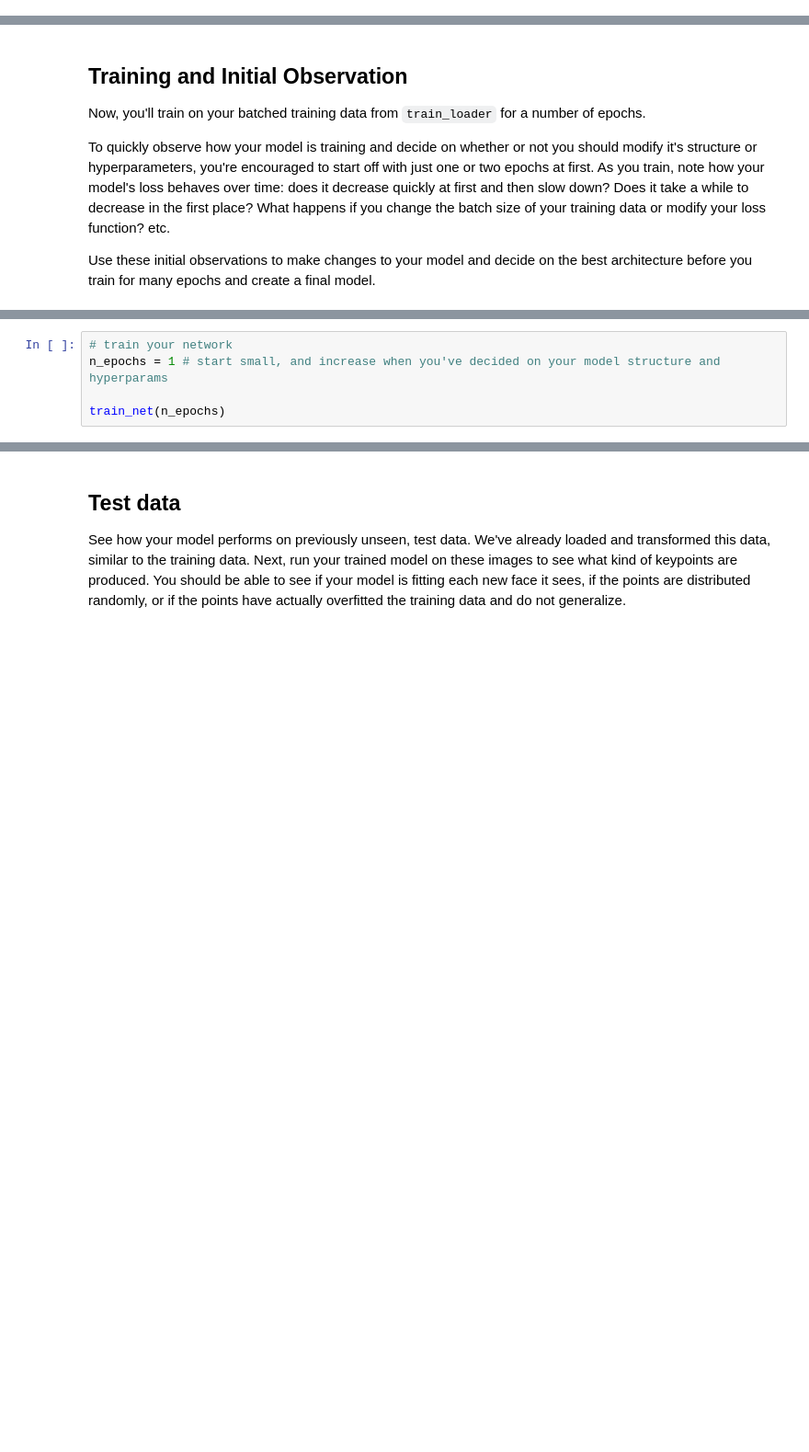
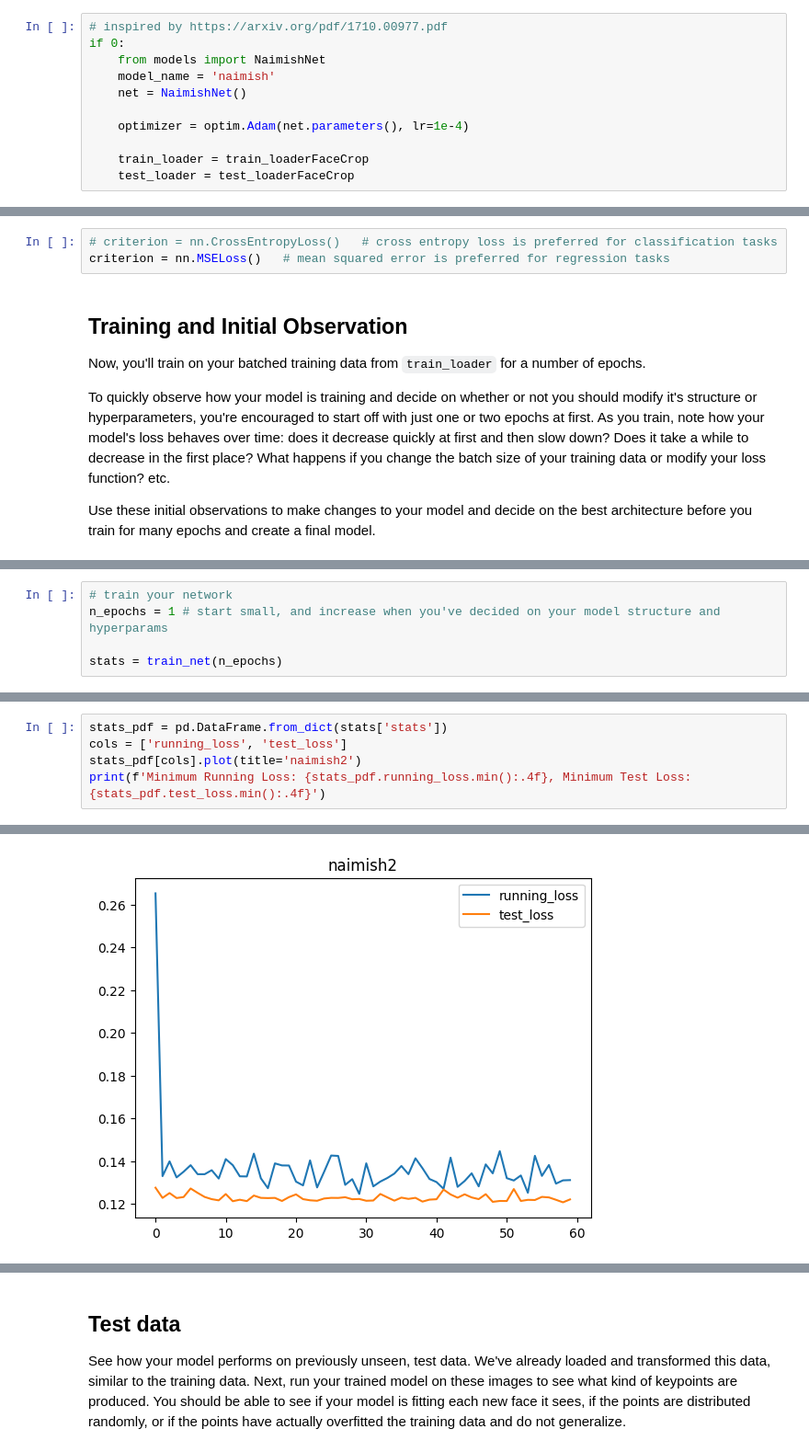
Before and after one commit to lestoef/P1_Facial_Keypoints, a Jupyter notebook: 2. Define the Network Architecture.ipynb, the cells around one changed output, grey strips where cells are left out. Shown at 92% size. Drawn from its saved outputs; the diff is of its cells as text; blank space fills up the shorter version.

Commit message:
trained models

```diff
--- a/2. Define the Network Architecture.ipynb
+++ b/2. Define the Network Architecture.ipynb
@@ -327,0 +453,11 @@ optimizer = optim.SGD(net.parameters(), lr=0.001, momentum=0.9)
+# %%
+# inspired by https://arxiv.org/pdf/1710.00977.pdf
+if 0:
+    from models import NaimishNet
+    model_name = 'naimish'
+    net = NaimishNet()
+
+    optimizer = optim.Adam(net.parameters(), lr=1e-4)
+
+    train_loader = train_loaderFaceCrop
+    test_loader = test_loaderFaceCrop
@@ -328,3 +478,6 @@ optimizer = optim.SGD(net.parameters(), lr=0.001, momentum=0.9)
+# %%
+# criterion = nn.CrossEntropyLoss()   # cross entropy loss is preferred for classification tasks
+criterion = nn.MSELoss()   # mean squared error is preferred for regression tasks
 # %% [markdown]
 ## Training and Initial Observation
 
@@ -383,5 +582,5 @@ def train_net(n_epochs):
 # train your network
 n_epochs = 1 # start small, and increase when you've decided on your model structure and hyperparams
 
-train_net(n_epochs)
+stats = train_net(n_epochs)
 # %% [output]
@@ -404 +603,7 @@ Epoch: 1, Batch: 340, Avg. Loss: 1.7739736557006835
 Finished Training
+# %%
+stats_pdf = pd.DataFrame.from_dict(stats['stats'])
+cols = ['running_loss', 'test_loss']
+stats_pdf[cols].plot(title='naimish2')
+print(f'Minimum Running Loss: {stats_pdf.running_loss.min():.4f}, Minimum Test Loss: {stats_pdf.test_loss.min():.4f}')
+# %% [output]
@@ -404,0 +611 @@ Finished Training
+[figure, added]
```
Also changed, not shown: parts of 37 cells of this notebook, 3 other files.
